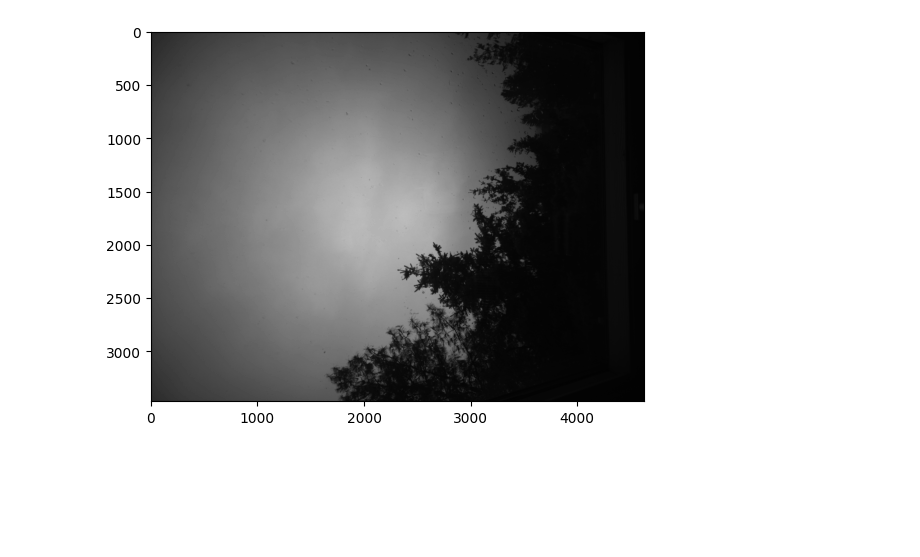
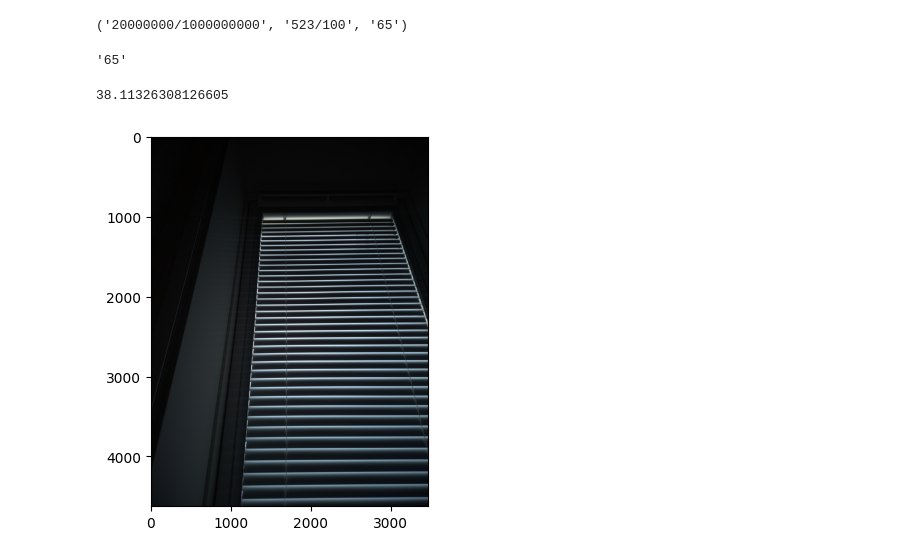
Before and after one commit to mesmatyi/Bulba, a Jupyter notebook: Bulba.ipynb, the cells around one changed output. Cells and saved outputs as stored; diff of their text form; code cells hidden in the pictures; blank space fills up the shorter version.

Commit message:
Add images and lux values

```diff
--- a/Bulba.ipynb
+++ b/Bulba.ipynb
@@ -36,6 +69,6 @@ Drive already mounted at /content/drive; to attempt to forcibly remount, call dr
 # %%
 # read raw images using rawpy
-raw_image_path = '/content/drive/MyDrive/Raw_images/20241209_153144.dng'
+raw_image_path = 'Imgs/1.dng'
 with rawpy.imread(raw_image_path) as raw:
         raw_data = raw.raw_image_visible.astype(np.float32)
 # %%
@@ -45,3 +78,11 @@ exif_data = img.read_exif_detail()
 exposure_time = exif_data['Exif.Image.ExposureTime']
 focal_length = exif_data['Exif.Image.FocalLength']
 iso_data = exif_data['Exif.Image.ISOSpeedRatings']
+# %%
+exposure_time['value'], focal_length['value'], iso_data['value']
+# %% [output]
+('20000000/1000000000', '523/100', '65')
+# %%
+iso_data['value']
+# %% [output]
+'65'
@@ -48,6 +102,11 @@ iso_data = exif_data['Exif.Image.ISOSpeedRatings']
+# %%
+lux
+# %% [output]
+38.11326308126605
 # %%
 # show the image
-plt.imshow(raw_data, cmap='gray')
+og_raw = rawpy.imread(raw_image_path)
+plt.imshow(og_raw.postprocess())
 plt.show()
 # %% [output]
-[figure, old version]
+[figure, new version]
```
Also changed, not shown: parts of 10 cells of this notebook, 9 other files.
